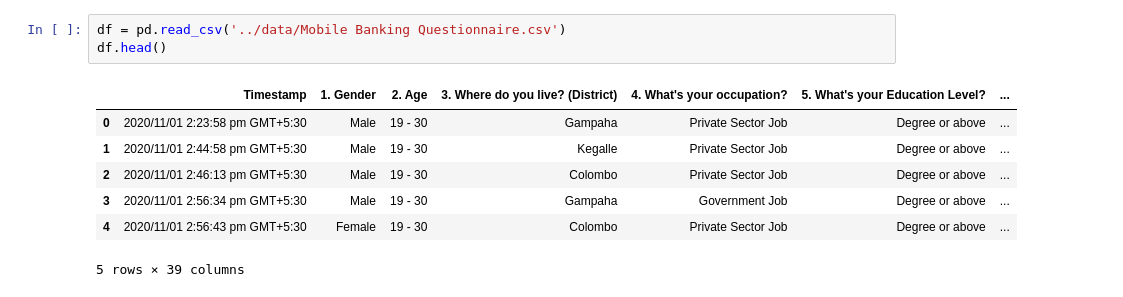
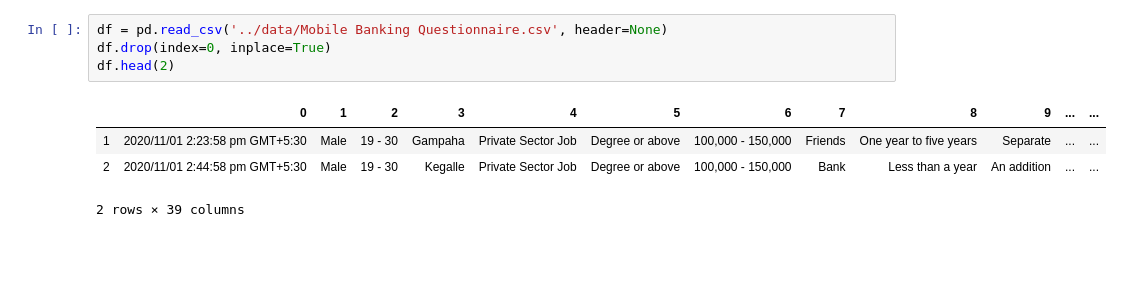
Before and after one commit to CodeProcessor/CS5651-Statistical-Inference-Project, a Jupyter notebook: src/visualization.ipynb, the cells around one changed output. Saved outputs shown, nothing was run; the diff lists cells and outputs as text; blank space fills up the shorter version.

```diff
--- a/src/visualization.ipynb
+++ b/src/visualization.ipynb
@@ -4,11 +28,9 @@ import numpy as np
 # %%
-df = pd.read_csv('../data/Mobile Banking Questionnaire.csv')
-df.head()
+df = pd.read_csv('../data/Mobile Banking Questionnaire.csv', header=None)
+df.drop(index=0, inplace=True)
+df.head(2)
 # %% [output]
-|  | Timestamp | 1. Gender | 2. Age | 3. Where do you live? (District) | 4. What's your occupation? | 5. What's your Education Level? | ... |
-| 0 | 2020/11/01 2:23:58 pm GMT+5:30 | Male | 19 - 30 | Gampaha | Private Sector Job | Degree or above | ... |
-| 1 | 2020/11/01 2:44:58 pm GMT+5:30 | Male | 19 - 30 | Kegalle | Private Sector Job | Degree or above | ... |
-| 2 | 2020/11/01 2:46:13 pm GMT+5:30 | Male | 19 - 30 | Colombo | Private Sector Job | Degree or above | ... |
-| 3 | 2020/11/01 2:56:34 pm GMT+5:30 | Male | 19 - 30 | Gampaha | Government Job | Degree or above | ... |
-| 4 | 2020/11/01 2:56:43 pm GMT+5:30 | Female | 19 - 30 | Colombo | Private Sector Job | Degree or above | ... |
+|  | 0 | 1 | 2 | 3 | 4 | 5 | 6 | 7 | 8 | 9 | ... | ... |
+| 1 | 2020/11/01 2:23:58 pm GMT+5:30 | Male | 19 - 30 | Gampaha | Private Sector Job | Degree or above | 100,000 - 150,000 | Friends | One year to five years | Separate | ... | ... |
+| 2 | 2020/11/01 2:44:58 pm GMT+5:30 | Male | 19 - 30 | Kegalle | Private Sector Job | Degree or above | 100,000 - 150,000 | Bank | Less than a year | An addition | ... | ... |
-5 rows × 39 columns
+2 rows × 39 columns
```
Also changed, not shown: parts of 43 cells of this notebook, 1 other file.
